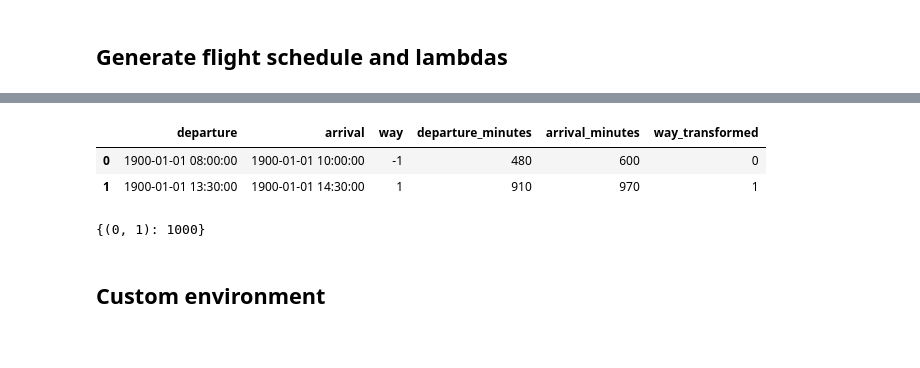
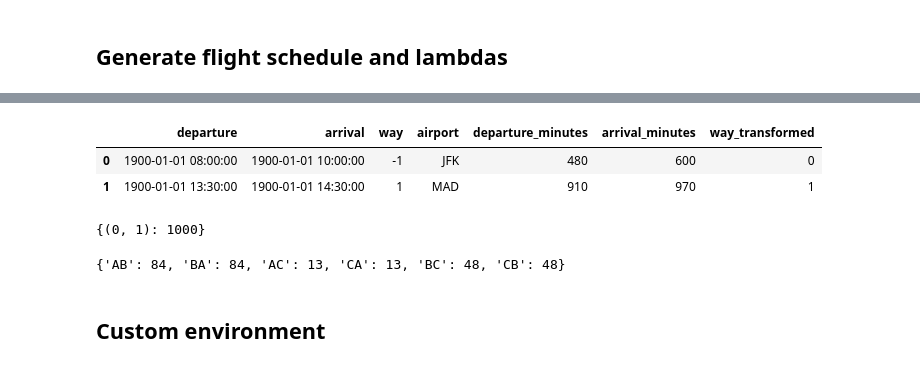
Before and after one commit to gabaid971/rl-schedule-optimizer, a Jupyter notebook: schedule_optim.ipynb, the cells around one changed output, grey strips where cells are left out. Cells and saved outputs as stored; diff of their text form; code cells hidden in the pictures.

```diff
--- a/schedule_optim.ipynb
+++ b/schedule_optim.ipynb
@@ -30,23 +33,42 @@ random_schedule
 # %%
 schedule_0 = pd.DataFrame({
     'departure' : [Timestamp('1900-01-01 08:00:00'), Timestamp('1900-01-01 13:30:00')],
     'arrival' : [Timestamp('1900-01-01 10:00:00'), Timestamp('1900-01-01 14:30:00')],
     'way' : [-1, 1],
+    'airport' : ['JFK', 'MAD'],
     'departure_minutes' : [480, 910],
     'arrival_minutes' : [600, 970],
     'way_transformed' : [0, 1]
 })
 schedule_0
 # %% [output]
-|  | departure | arrival | way | departure_minutes | arrival_minutes | way_transformed |
-| 0 | 1900-01-01 08:00:00 | 1900-01-01 10:00:00 | -1 | 480 | 600 | 0 |
-| 1 | 1900-01-01 13:30:00 | 1900-01-01 14:30:00 | 1 | 910 | 970 | 1 |
+|  | departure | arrival | way | airport | departure_minutes | arrival_minutes | way_transformed |
+| 0 | 1900-01-01 08:00:00 | 1900-01-01 10:00:00 | -1 | JFK | 480 | 600 | 0 |
+| 1 | 1900-01-01 13:30:00 | 1900-01-01 14:30:00 | 1 | MAD | 910 | 970 | 1 |
 # %%
 lambdas = generate_lambdas(schedule_0)
 lambdas = {(0, 1): 1000}
 lambdas
 # %% [output]
 {(0, 1): 1000}
+# %%
+def generate_symmetric_dict(lst):
+    lambdas = {}
+
+    for i in range(len(lst)):
+        for j in range(len(lst)):
+            if i != j:
+                ond = ''.join(lst[i] + lst[j])
+                dno = ''.join(lst[j] + lst[i])
+                if ond not in lambdas:
+                    lambda_ = random.randint(0, 100)
+                    lambdas[ond] = lambda_
+                    lambdas[dno] = lambda_
+    return lambdas
+
+generate_symmetric_dict(['A', 'B', 'C'])
+# %% [output]
+{'AB': 84, 'BA': 84, 'AC': 13, 'CA': 13, 'BC': 48, 'CB': 48}
 # %% [markdown]
 ## Custom environment
 # %%
```
Also changed, not shown: parts of 8 cells of this notebook, 2 other files.
